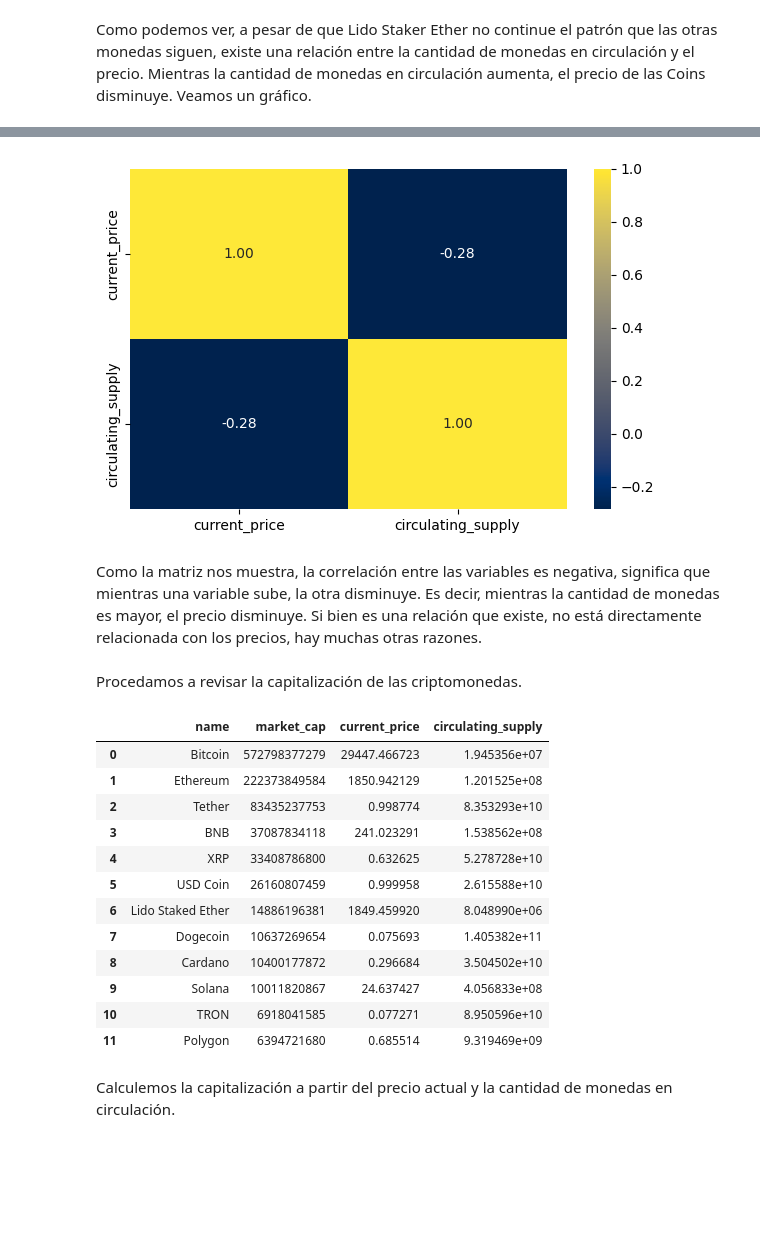
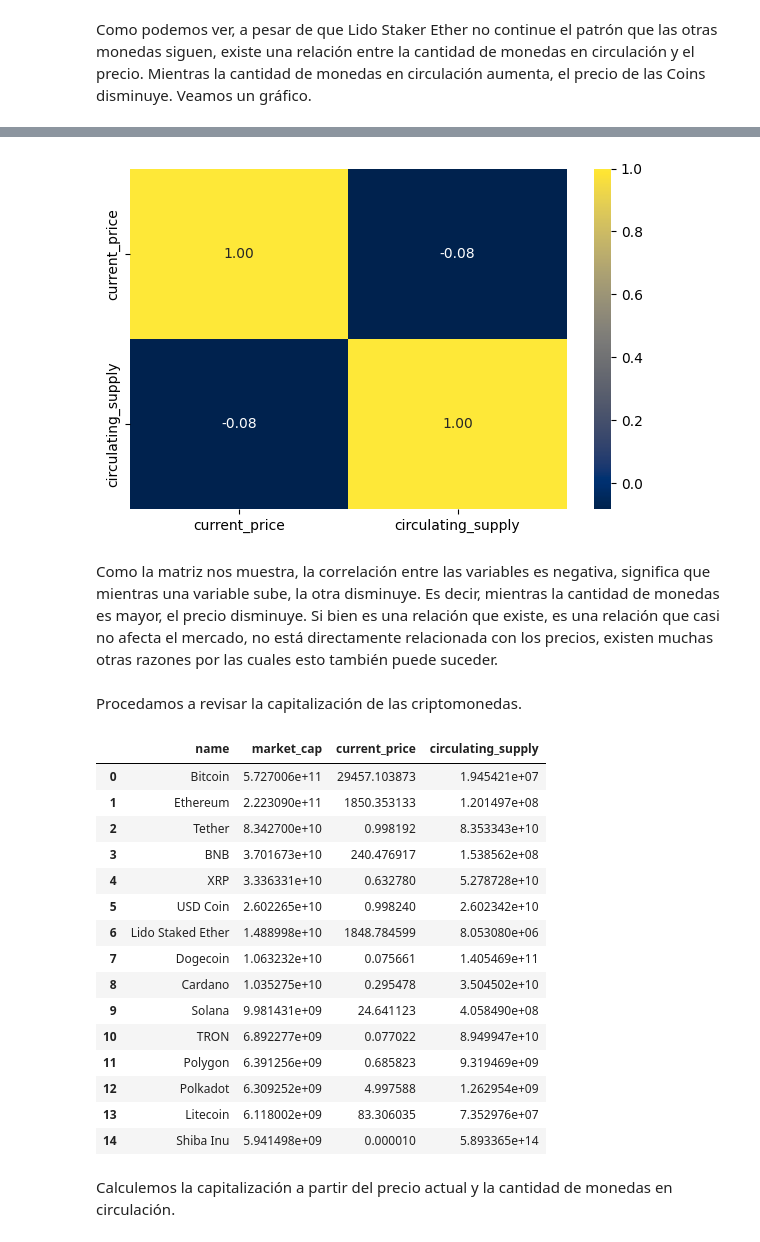
Before and after one commit to Mariagustin-Prg/PI-DA_CoinGekco, a Jupyter notebook: Exploratory Data Analytics.ipynb, the cells around one changed output, grey strips where cells are left out. Drawn from its saved outputs; the diff is of its cells as text; code cells hidden in the pictures; blank space fills up the shorter version.

```diff
--- a/Exploratory Data Analytics.ipynb
+++ b/Exploratory Data Analytics.ipynb
@@ -25,0 +20,7 @@ df = pd.DataFrame(data)
+# %%
+data_list = pd.read_csv("criptos_market_data.csv")
+# %%
+# Transformamos la data recibida, en un dataframe.
+df = pd.DataFrame(data_list)
+# Veamos cuantas filas y columnas tiene el dataframe.
+df.shape
@@ -177,3 +189,6 @@ Veamos como podemos modificarlo, para obtener los datos en un formato de fecha.
+# %%
+# Con el método 'fillna' de pandas, podemos modificar los valores nulos.
+df1['ath_date'].fillna("", inplace= True)
 # %%
 # Veamos un ejemplo de como están escritas las fechas:
 df1['ath_date'][0]
@@ -231,3 +248,5 @@ Timestamp('2021-11-10 14:24:11')
+# %%
+df2 = df1.head(15)
 # %% [markdown]
 Ahora observemos cuando obtuvieron su precio más alto, cada Coin. Del más antiguo al más reciente.
 # %%
@@ -275,32 +300,35 @@ Veamos un gráfico.
 # %%
-corr = df1[['current_price', 'circulating_supply']].corr()
+corr = df2[['current_price', 'circulating_supply']].corr()
 fig = plt.figure(figsize=(6, 4))
 sns.heatmap(corr, annot= True, cmap= 'cividis', fmt= ".2f")
 
 plt.tight_layout()
 plt.show()
 # %% [output]
-[figure, old version]
+[figure, new version]
 # %% [markdown]
-Como la matriz nos muestra, la correlación entre las variables es negativa, significa que mientras una variable sube, la otra disminuye. Es decir, mientras la cantidad de monedas es mayor, el precio disminuye. Si bien es una relación que existe, no está directamente relacionada con los precios, hay muchas otras razones.
+Como la matriz nos muestra, la correlación entre las variables es negativa, significa que mientras una variable sube, la otra disminuye. Es decir, mientras la cantidad de monedas es mayor, el precio disminuye. Si bien es una relación que existe, es una relación que casi no afecta el mercado, no está directamente relacionada con los precios, existen muchas otras razones por las cuales esto también puede suceder.
 # %% [markdown]
 Procedamos a revisar la capitalización de las criptomonedas.
 # %%
-df1[['name', 'market_cap', 'current_price', 'circulating_supply']]
+df2[['name', 'market_cap', 'current_price', 'circulating_supply']]
 # %% [output]
 |  | name | market_cap | current_price | circulating_supply |
-| 0 | Bitcoin | 572798377279 | 29447.466723 | 1.945356e+07 |
-| 1 | Ethereum | 222373849584 | 1850.942129 | 1.201525e+08 |
-| 2 | Tether | 83435237753 | 0.998774 | 8.353293e+10 |
-| 3 | BNB | 37087834118 | 241.023291 | 1.538562e+08 |
-| 4 | XRP | 33408786800 | 0.632625 | 5.278728e+10 |
-| 5 | USD Coin | 26160807459 | 0.999958 | 2.615588e+10 |
-| 6 | Lido Staked Ether | 14886196381 | 1849.459920 | 8.048990e+06 |
-| 7 | Dogecoin | 10637269654 | 0.075693 | 1.405382e+11 |
-| 8 | Cardano | 10400177872 | 0.296684 | 3.504502e+10 |
-| 9 | Solana | 10011820867 | 24.637427 | 4.056833e+08 |
-| 10 | TRON | 6918041585 | 0.077271 | 8.950596e+10 |
-| 11 | Polygon | 6394721680 | 0.685514 | 9.319469e+09 |
+| 0 | Bitcoin | 5.727006e+11 | 29457.103873 | 1.945421e+07 |
+| 1 | Ethereum | 2.223090e+11 | 1850.353133 | 1.201497e+08 |
+| 2 | Tether | 8.342700e+10 | 0.998192 | 8.353343e+10 |
+| 3 | BNB | 3.701673e+10 | 240.476917 | 1.538562e+08 |
+| 4 | XRP | 3.336331e+10 | 0.632780 | 5.278728e+10 |
+| 5 | USD Coin | 2.602265e+10 | 0.998240 | 2.602342e+10 |
+| 6 | Lido Staked Ether | 1.488998e+10 | 1848.784599 | 8.053080e+06 |
+| 7 | Dogecoin | 1.063232e+10 | 0.075661 | 1.405469e+11 |
+| 8 | Cardano | 1.035275e+10 | 0.295478 | 3.504502e+10 |
+| 9 | Solana | 9.981431e+09 | 24.641123 | 4.058490e+08 |
+| 10 | TRON | 6.892277e+09 | 0.077022 | 8.949947e+10 |
+| 11 | Polygon | 6.391256e+09 | 0.685823 | 9.319469e+09 |
+| 12 | Polkadot | 6.309252e+09 | 4.997588 | 1.262954e+09 |
+| 13 | Litecoin | 6.118002e+09 | 83.306035 | 7.352976e+07 |
+| 14 | Shiba Inu | 5.941498e+09 | 0.000010 | 5.893365e+14 |
 # %% [markdown]
 Calculemos la capitalización a partir del precio actual y la cantidad de monedas en circulación.
 # %%
```
Also changed, not shown: parts of 45 cells of this notebook, 3 other files.
